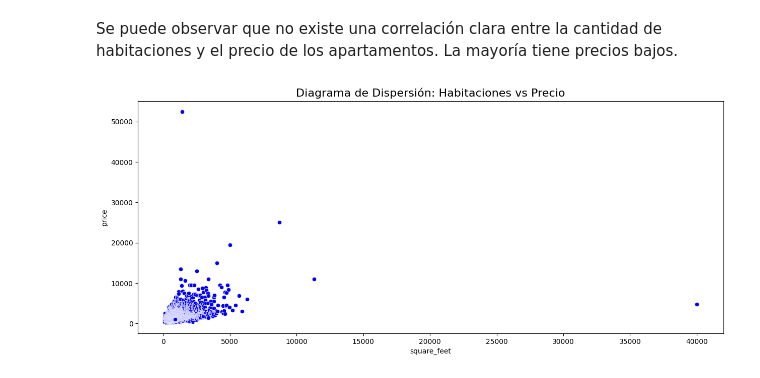
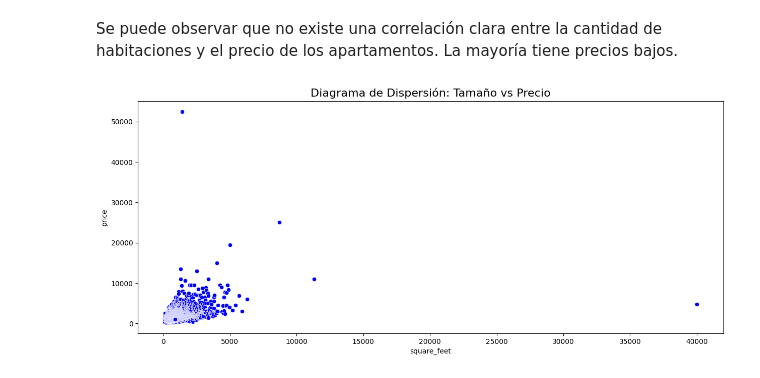
Before and after one commit to WilliamBayona/Proyecto-2, a Jupyter notebook: Exploración/Exploración.ipynb, the cells around one changed output. Saved outputs shown, nothing was run; the diff lists cells and outputs as text; code cells hidden in the pictures.

```diff
--- a/Exploración/Exploración.ipynb
+++ b/Exploración/Exploración.ipynb
@@ -186,8 +185,8 @@ Se puede observar que no existe una correlación clara entre la cantidad de habi
 # %%
 # Diagramas de dispersión: Habitaciones vs Precio
 plt.figure(figsize=(15, 6))
 sns.scatterplot(x='square_feet', y='price', data=df, color='blue')
-plt.title('Diagrama de Dispersión: Habitaciones vs Precio', fontsize=16)
+plt.title('Diagrama de Dispersión: Tamaño vs Precio', fontsize=16)
 plt.show()
 # %% [output]
-[figure, old version]
+[figure, new version]
```
Also changed, not shown: parts of 13 cells of this notebook.
